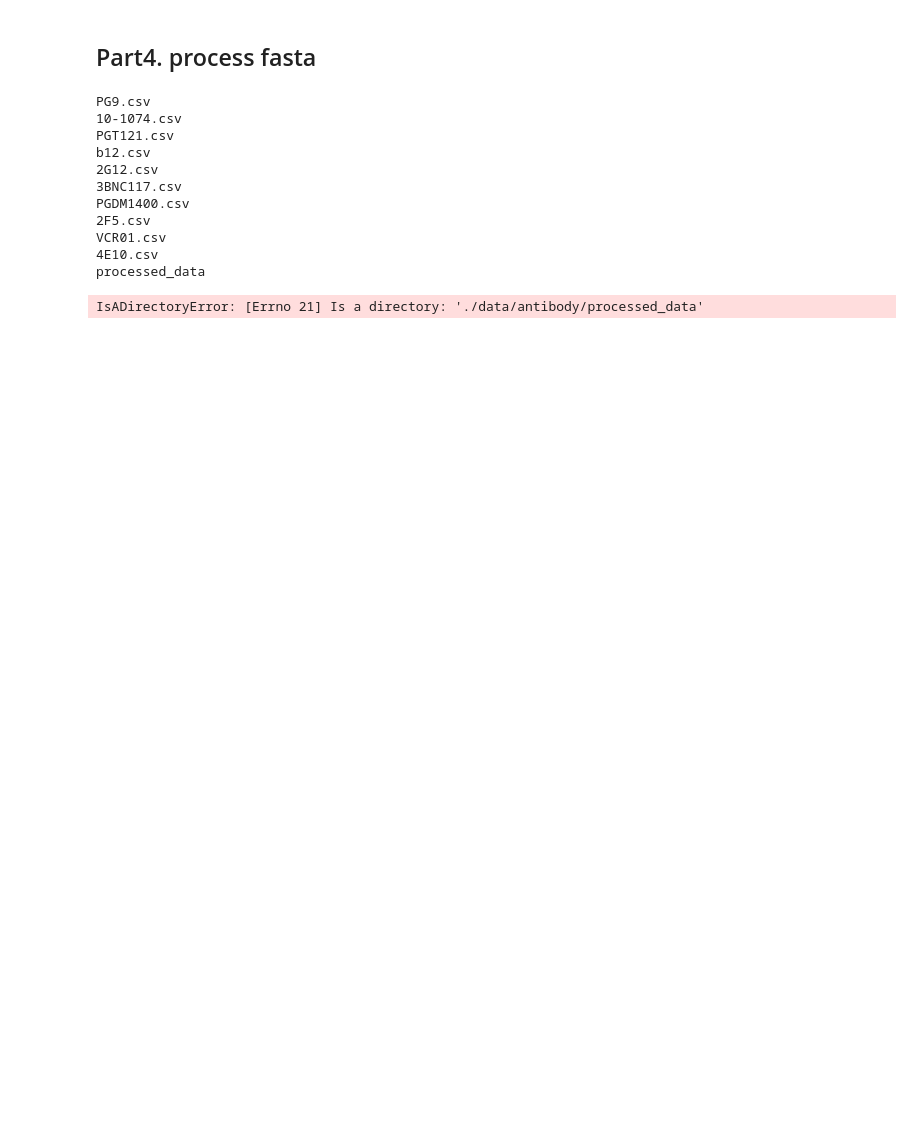
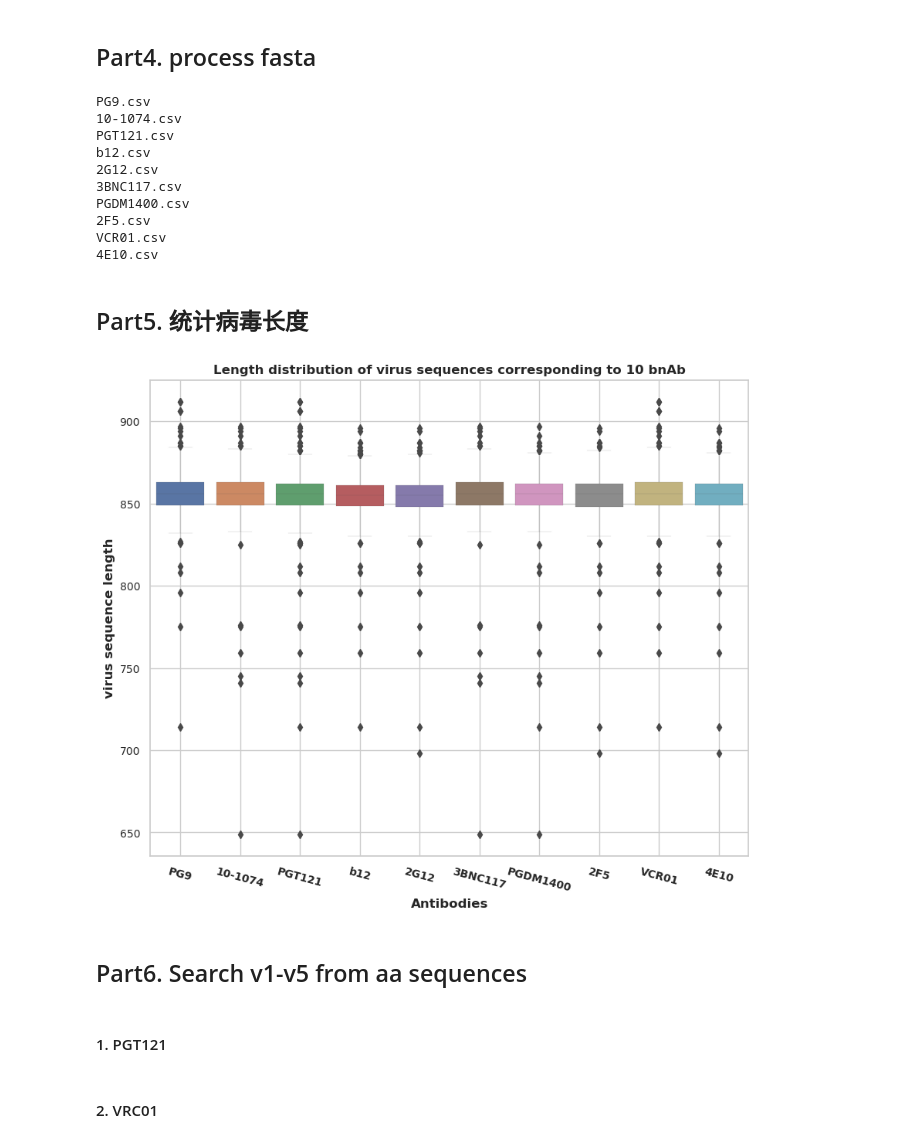
Before and after one commit to MatteeXie/HIV-1, a Jupyter notebook: data_process.ipynb, the cells around one changed output. Drawn from its saved outputs; the diff is of its cells as text; code cells hidden in the pictures; blank space fills up the shorter version.

```diff
--- a/data_process.ipynb
+++ b/data_process.ipynb
@@ -145,8 +170,11 @@ for file in files:
     print(file)
     dic = {}
     seq = []
+    ali_seq = []
     virus_name = []
     IC50 = []
+    seq_len = []
+    ali_seq_len = []
     file_route = path + "/" + file
     df = pd.read_csv(file_route)
     for row in df.index:
@@ -192,15 +220,19 @@ for file in files:
             Accession = df.loc[row, "Accession"]
 
         name = str(Subtype) + "." + str(Country) + "." + str(Year) + "." + str(Virus_name) + "." + str(Accession)
+        sequence = fasta.fetch(fasta.references[fasta.references.index(name)], 0, 1041).replace("-","").replace("*","").replace("#","")
+        ali_sequence = fasta.fetch(fasta.references[fasta.references.index(name)], 0, 1041)
 
-
-        seq.append(fasta.fetch(fasta.references[fasta.references.index(name)], 0, 1041).replace("-","").replace("*","").replace("#",""))
+        seq.append(sequence)
+        ali_seq.append(ali_sequence)
+        seq_len.append(len(sequence))
+        ali_seq_len.append(len(ali_sequence))
         virus_name.append(str(df.loc[row, "Virus name"]))
         IC50.append(round(df.loc[row, "IC50"], 3))
 
-    dic = {"virus_name": virus_name, "sequence": seq, "IC50": IC50}
+    dic = {"virus_name": virus_name, "sequence": seq, "ali_sequence": ali_seq, "IC50": IC50, "seq_len": seq_len, "ali_seq_len": ali_seq_len}
     antibody_df = pd.DataFrame(dic)
-    antibody_df.to_csv("./data/antibody/processed_data/"+file)
+    antibody_df.to_csv("./data/processed_data/"+file)
 # %% [output]
 PG9.csv
 10-1074.csv
@@ -212,5 +244,18 @@ PGDM1400.csv
 2F5.csv
 VCR01.csv
 4E10.csv
-processed_data
-IsADirectoryError: [Errno 21] Is a directory: './data/antibody/processed_data'
+# %% [markdown]
+## Part5. 统计病毒长度
+# %%
+path = "./data/processed_data"
+files = os.listdir(path)
+dic = {}
+for file in files:
+    file_route = path+"/"+file
+    df = pd.read_csv(file_route)
+    for index in range(len(df)):
+        df.loc[index, "seq_len"] = len(df.loc[index, "sequence"])
+    df.to_csv(file_route)
+    dic[file[:-4]] = pd.Series(list(df["seq_len"]))
+
+count_length = pd.DataFrame(dic)
@@ -216,0 +264,19 @@ IsADirectoryError: [Errno 21] Is a directory: './data/antibody/processed_data'
+# %%
+plt.figure(figsize = (10,8))
+plt.title("Length distribution of virus sequences corresponding to 10 bnAb", weight="bold")
+plt.xlabel("Antibodies", weight="bold")
+plt.ylabel("virus sequence length", weight="bold")
+plt.xticks(fontsize=10, rotation=-15, weight="bold")  # 设置x轴刻度字体大小
+plt.yticks(fontsize=10)  # 设置y轴刻度字体大小
+
+sns.boxplot(data=count_length, linewidth=0.1, width=0.8)
+plt.grid(axis='x')
+# plt.ylim(-10, 200)
+# plt.savefig("./plots/Probability_density_statistics.png")
+plt.show()
+# %% [output]
+[figure, added]
+# %% [markdown]
+## Part6. Search v1-v5 from aa sequences
+# %% [markdown]
+#### 1. PGT121
@@ -216,0 +328,2 @@ IsADirectoryError: [Errno 21] Is a directory: './data/antibody/processed_data'
+# %% [markdown]
+#### 2. VRC01
```
Also changed, not shown: parts of 8 cells of this notebook, 40 other files.
